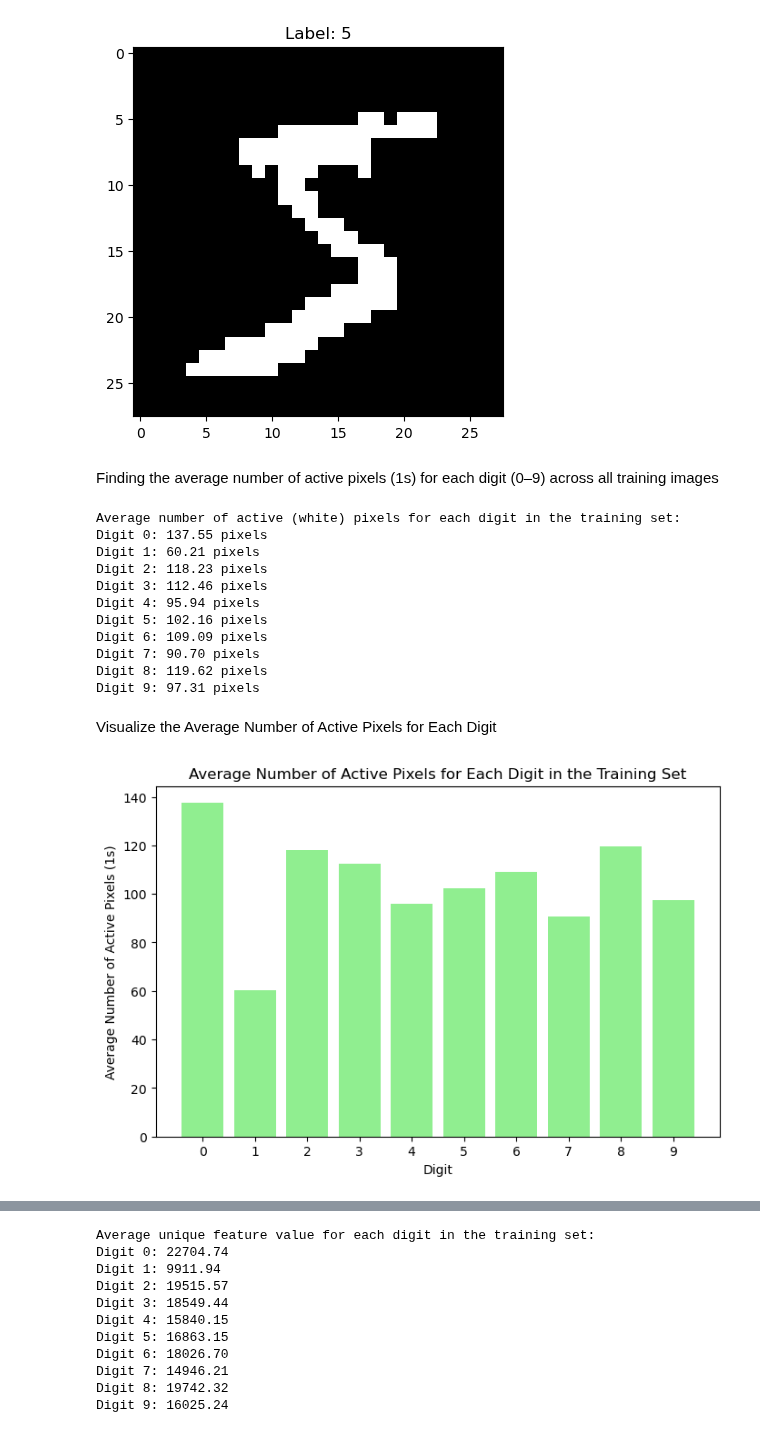
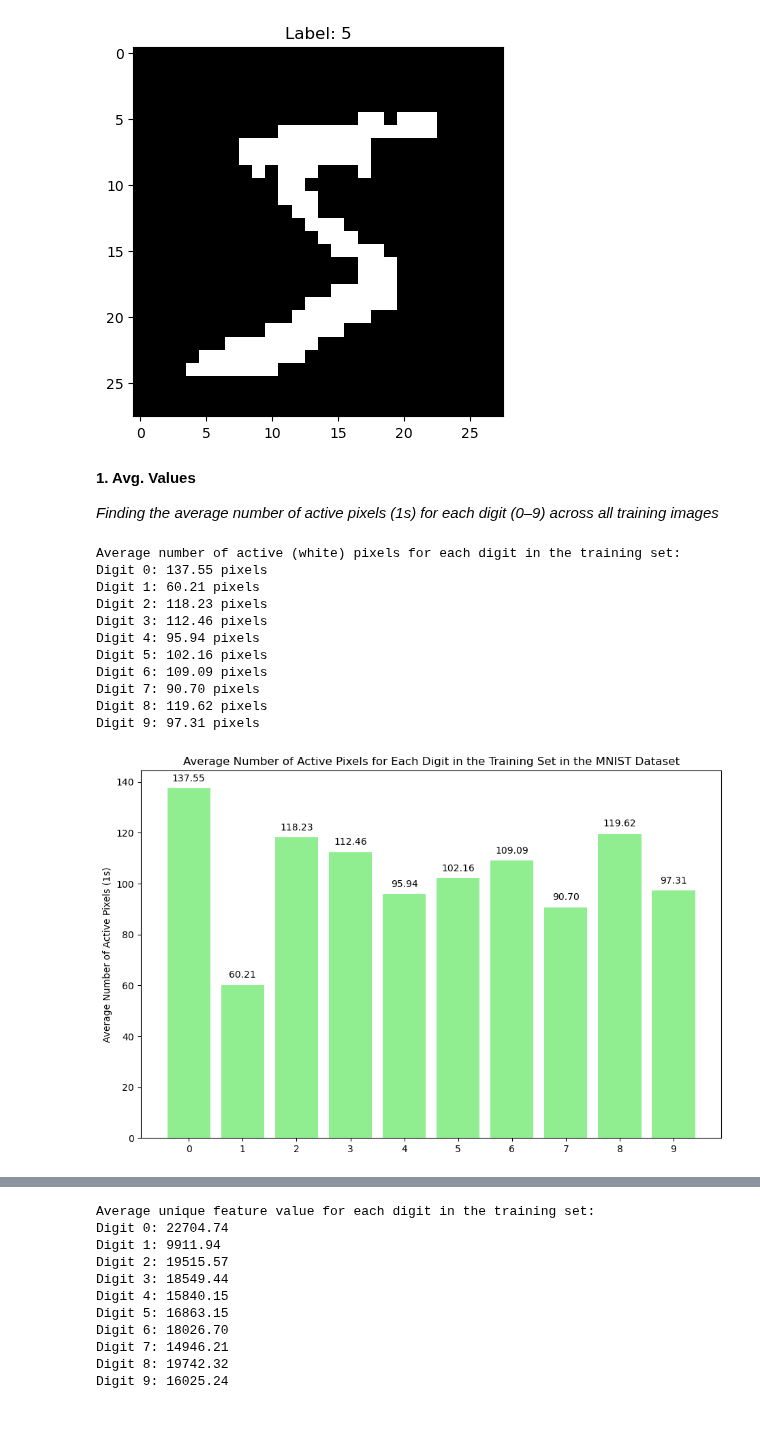
Before and after one commit to AP-047/RClass-Classification-by-Rational-Approximation, a Jupyter notebook: notebooks/data_exploration.ipynb, the cells around one changed output, grey strips where cells are left out. Cells and saved outputs as stored; diff of their text form; code cells hidden in the pictures.

```diff
--- a/notebooks/data_exploration.ipynb
+++ b/notebooks/data_exploration.ipynb
@@ -84,48 +84,47 @@ plt.show()
 # %% [output]
 [figure]
 # %% [markdown]
-Finding the average number of active pixels (1s) for each digit (0–9) across all training images
+**1. Avg. Values**
+
+*Finding the average number of active pixels (1s) for each digit (0–9) across all training images*
 # %%
 # Initialize a dictionary to store the average number of active pixels for each digit
 average_active_pixels = {}
 
 # Loop through each digit from 0 to 9
 for digit in range(10):
     # Get all images of the current digit
     digit_images = train_X_bw[train_y == digit]
 
     # Sum the active pixels (1s) for each image, then calculate the average
     average_active_pixels[digit] = digit_images.sum(axis=(1, 2)).mean()  # Summing pixels per image and averaging
 
 # Display the average active pixels for each digit
 print("Average number of active (white) pixels for each digit in the training set:")
 for digit, avg_pixels in average_active_pixels.items():
     print(f"Digit {digit}: {avg_pixels:.2f} pixels")
+import matplotlib.pyplot as plt
+
+# Plotting the average number of active pixels for each digit
+plt.figure(figsize=(11, 7))
+plt.bar(average_active_pixels.keys(), average_active_pixels.values(), color='lightgreen')
+for digit, avg_pixels in average_active_pixels.items():
+    plt.text(digit, avg_pixels + 2, f'{avg_pixels:.2f}', ha='center', va='bottom')
+plt.ylabel("Average Number of Active Pixels (1s)")
+plt.title("Average Number of Active Pixels for Each Digit in the Training Set in the MNIST Dataset")
+plt.xticks(range(10))  # Set x-ticks to display digits 0-9
+plt.show()
 # %% [output]
 Average number of active (white) pixels for each digit in the training set:
 Digit 0: 137.55 pixels
 Digit 1: 60.21 pixels
 Digit 2: 118.23 pixels
 Digit 3: 112.46 pixels
 Digit 4: 95.94 pixels
 Digit 5: 102.16 pixels
 Digit 6: 109.09 pixels
 Digit 7: 90.70 pixels
 Digit 8: 119.62 pixels
 Digit 9: 97.31 pixels
+[figure, added]
-# %% [markdown]
-Visualize the Average Number of Active Pixels for Each Digit
-# %%
-import matplotlib.pyplot as plt
-
-# Plotting the average number of active pixels for each digit
-plt.figure(figsize=(8, 5))
-plt.bar(average_active_pixels.keys(), average_active_pixels.values(), color='lightgreen')
-plt.xlabel("Digit")
-plt.ylabel("Average Number of Active Pixels (1s)")
-plt.title("Average Number of Active Pixels for Each Digit in the Training Set")
-plt.xticks(range(10))  # Set x-ticks to display digits 0-9
-plt.show()
-# %% [output]
-[figure, removed]
 # %% [markdown]
```
Also changed, not shown: parts of 16 cells of this notebook.
